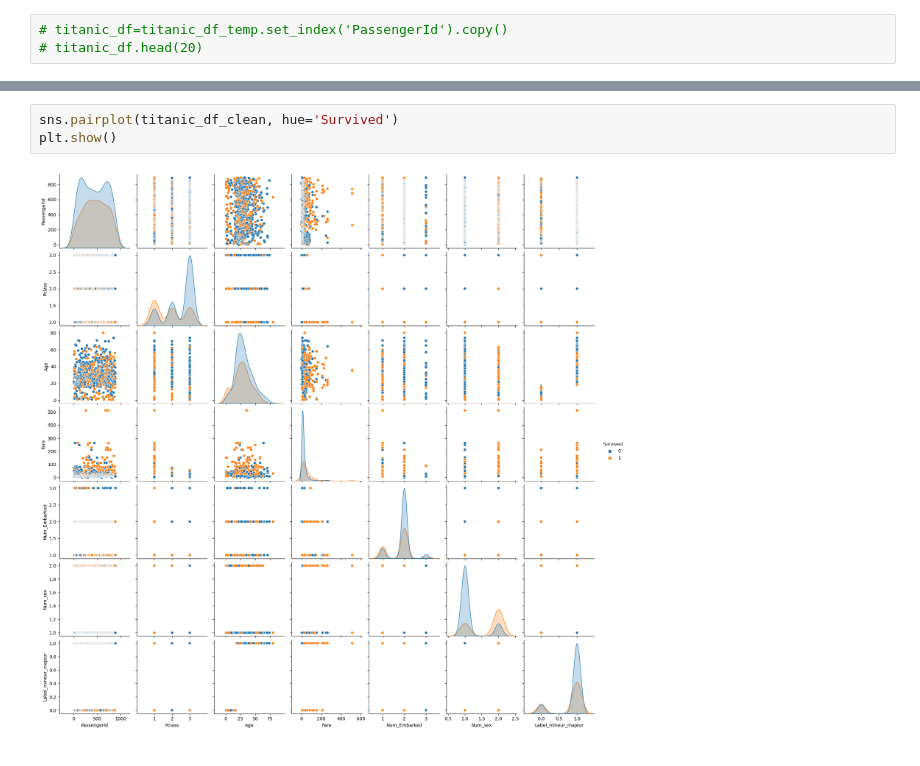
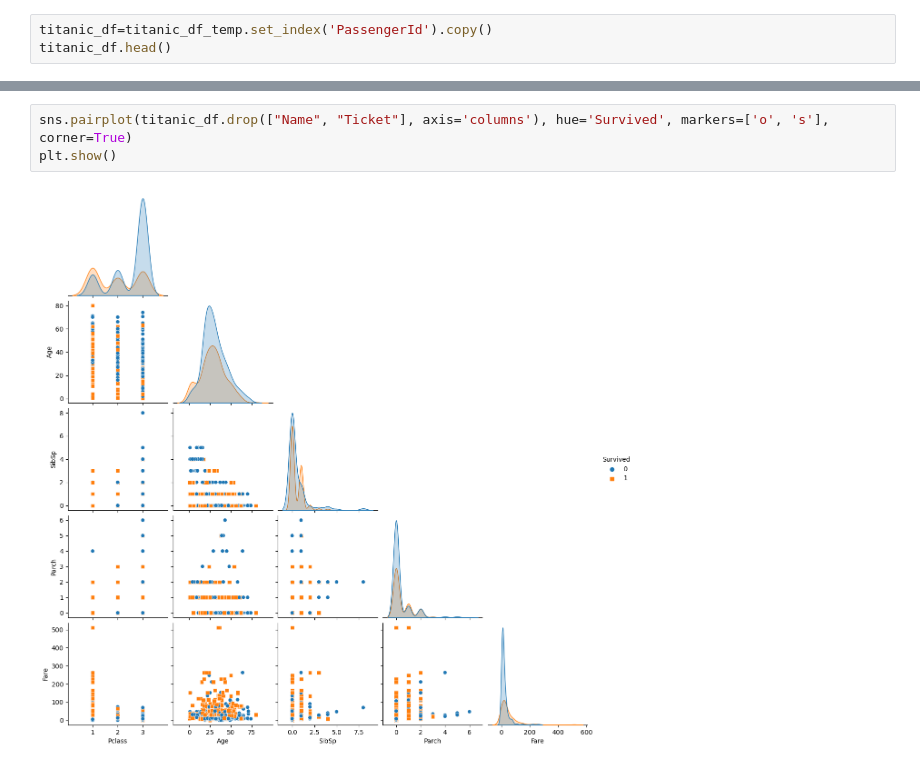
Before and after one commit to julienAboutard/Titanic-AI, a Jupyter notebook: Titanic.ipynb, the cells around one changed output, grey strips where cells are left out. Saved outputs shown, nothing was run; the diff lists cells and outputs as text.

```diff
--- a/Titanic.ipynb
+++ b/Titanic.ipynb
@@ -18,3 +28,3 @@ titanic_df_temp.head()
 # %%
-# titanic_df=titanic_df_temp.set_index('PassengerId').copy()
-# titanic_df.head(20)
+titanic_df=titanic_df_temp.set_index('PassengerId').copy()
+titanic_df.head()
@@ -94,5 +93,5 @@ survived_df
 # %%
-sns.pairplot(titanic_df_clean, hue='Survived')
+sns.pairplot(titanic_df.drop(["Name", "Ticket"], axis='columns'), hue='Survived', markers=['o', 's'], corner=True)
 plt.show()
 # %% [output]
-[figure, old version]
+[figure, new version]
```
Also changed, not shown: parts of 36 cells of this notebook, 1 other file.
